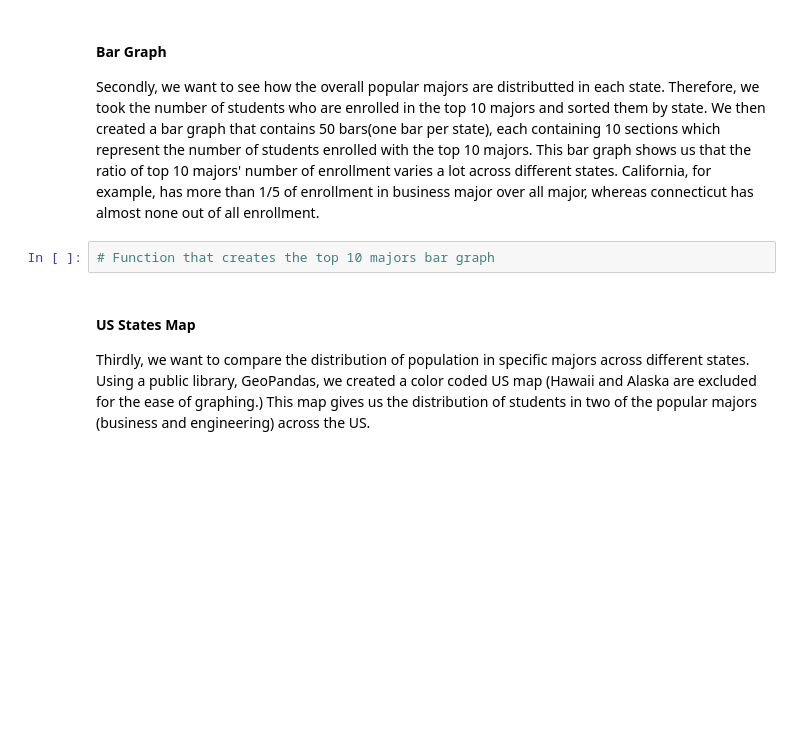
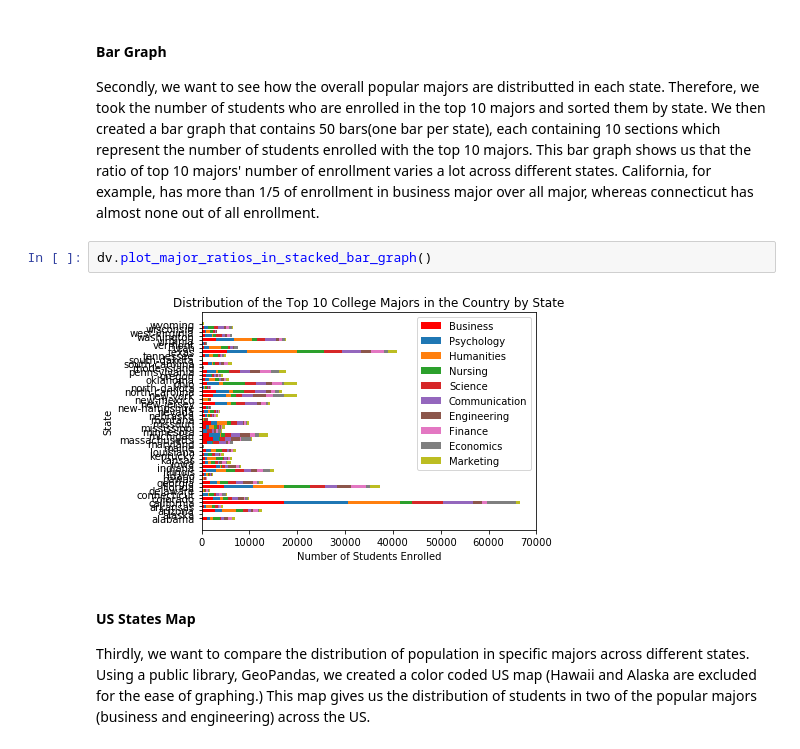
Before and after one commit to olincollege/niche-major-finder, a Jupyter notebook: college_majors_across_america_comp_essay.ipynb, the cells around one changed output. Drawn from its saved outputs; the diff is of its cells as text; blank space fills up the shorter version.

```diff
--- a/college_majors_across_america_comp_essay.ipynb
+++ b/college_majors_across_america_comp_essay.ipynb
@@ -82,8 +93,10 @@ In the pie chart, we can see that the major that is the most popular is business
 #### Bar Graph
 Secondly, we want to see how the overall popular majors are distributted in each state. Therefore, we took the number of students who are enrolled in the top 10 majors and sorted them by state. We then created a bar graph that contains 50 bars(one bar per state), each containing 10 sections which represent the number of students enrolled with the top 10 majors.
 This bar graph shows us that the ratio of top 10 majors' number of enrollment varies a lot across different states. California, for example, has more than 1/5 of enrollment in business major over all major, whereas connecticut has almost none out of all enrollment.
-# %%
-# Function that creates the top 10 majors bar graph
+# %%
+dv.plot_major_ratios_in_stacked_bar_graph()
+# %% [output]
+[figure, added]
 # %% [markdown]
 #### US States Map
 Thirdly, we want to compare the distribution of population in specific majors across different states. Using a public library, GeoPandas, we created a color coded US map (Hawaii and Alaska are excluded for the ease of graphing.) This map gives us the distribution of students in two of the popular majors (business and engineering) across the US.
```
Also changed, not shown: parts of 8 cells of this notebook.
